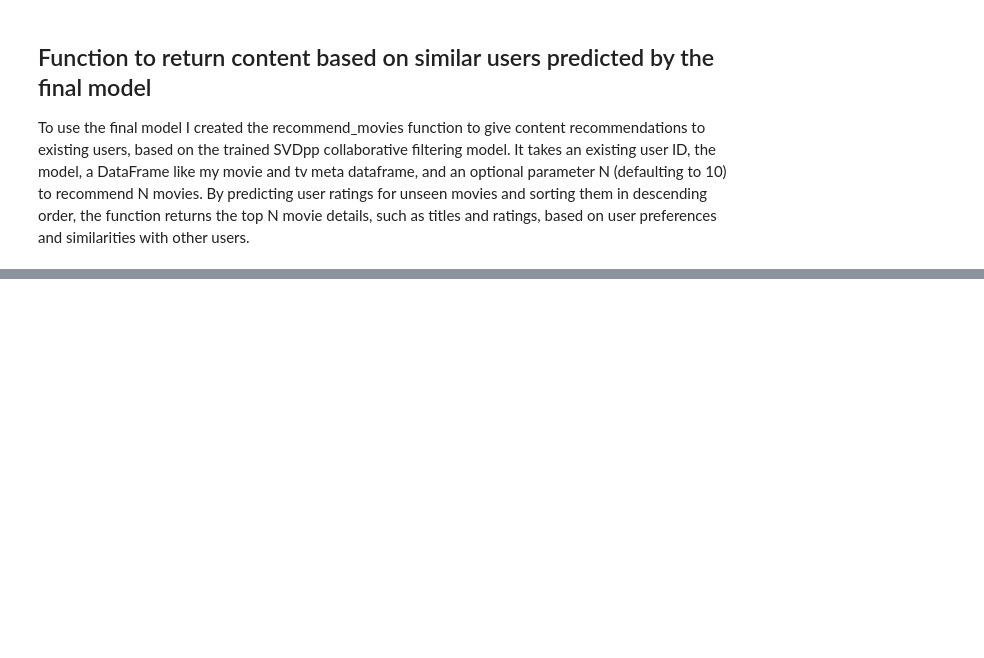
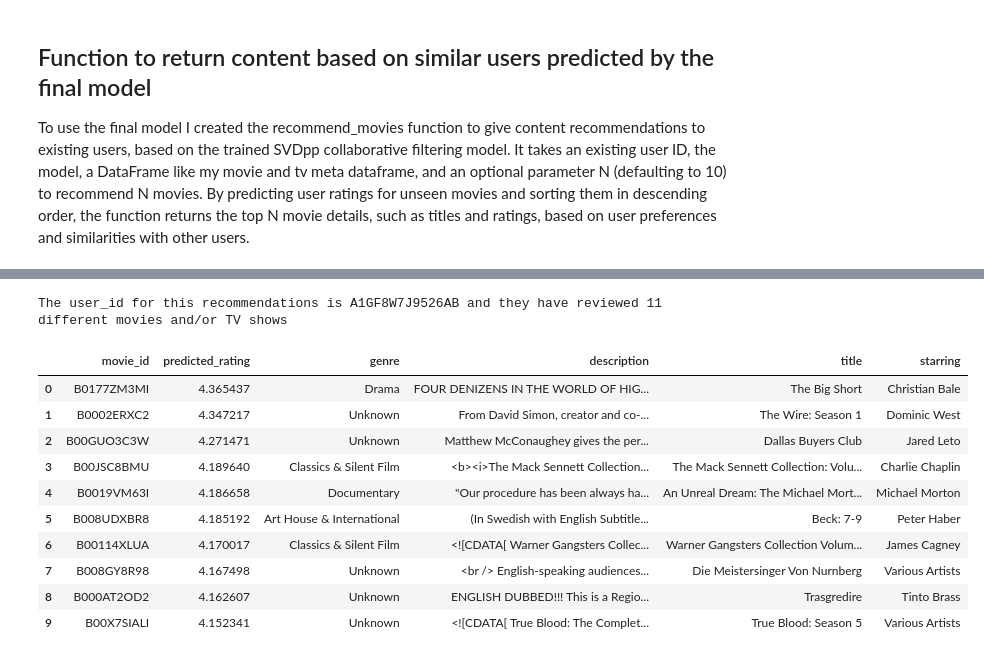
Before and after one commit to ImMaxRoss/film_finder, a Jupyter notebook: collaborative_filtering.ipynb, the cells around one changed output, grey strips where cells are left out. Saved outputs shown, nothing was run; the diff lists cells and outputs as text; code cells hidden in the pictures; blank space fills up the shorter version.

```diff
--- a/collaborative_filtering.ipynb
+++ b/collaborative_filtering.ipynb
@@ -262,0 +344,16 @@ df_meta[df_meta['user_id'] == 'ALMCHXEJH9S0S']
+# %%
+recommendations2 = recommend_movies(SVD_first, df_meta, N=10, user_id='A1GF8W7J9526AB')
+recommendations2
+# %% [output]
+The user_id for this recommendations is A1GF8W7J9526AB and they have reviewed 11 different movies and/or TV shows
+|  | movie_id | predicted_rating | genre | description | title | starring |
+| 0 | B0177ZM3MI | 4.365437 | Drama | FOUR DENIZENS IN THE WORLD OF HIG... | The Big Short | Christian Bale |
+| 1 | B0002ERXC2 | 4.347217 | Unknown | From David Simon, creator and co-... | The Wire: Season 1 | Dominic West |
+| 2 | B00GUO3C3W | 4.271471 | Unknown | Matthew McConaughey gives the per... | Dallas Buyers Club | Jared Leto |
+| 3 | B00JSC8BMU | 4.189640 | Classics & Silent Film | <b><i>The Mack Sennett Collection... | The Mack Sennett Collection: Volu... | Charlie Chaplin |
+| 4 | B0019VM63I | 4.186658 | Documentary | "Our procedure has been always ha... | An Unreal Dream: The Michael Mort... | Michael Morton |
+| 5 | B008UDXBR8 | 4.185192 | Art House & International | (In Swedish with English Subtitle... | Beck: 7-9 | Peter Haber |
+| 6 | B00114XLUA | 4.170017 | Classics & Silent Film | <![CDATA[ Warner Gangsters Collec... | Warner Gangsters Collection Volum... | James Cagney |
+| 7 | B008GY8R98 | 4.167498 | Unknown | <br /> English-speaking audiences... | Die Meistersinger Von Nurnberg | Various Artists |
+| 8 | B000AT2OD2 | 4.162607 | Unknown | ENGLISH DUBBED!!! This is a Regio... | Trasgredire | Tinto Brass |
+| 9 | B00X7SIALI | 4.152341 | Unknown | <![CDATA[ True Blood: The Complet... | True Blood: Season 5 | Various Artists |
```
Also changed, not shown: parts of 38 cells of this notebook, 6 other files.
